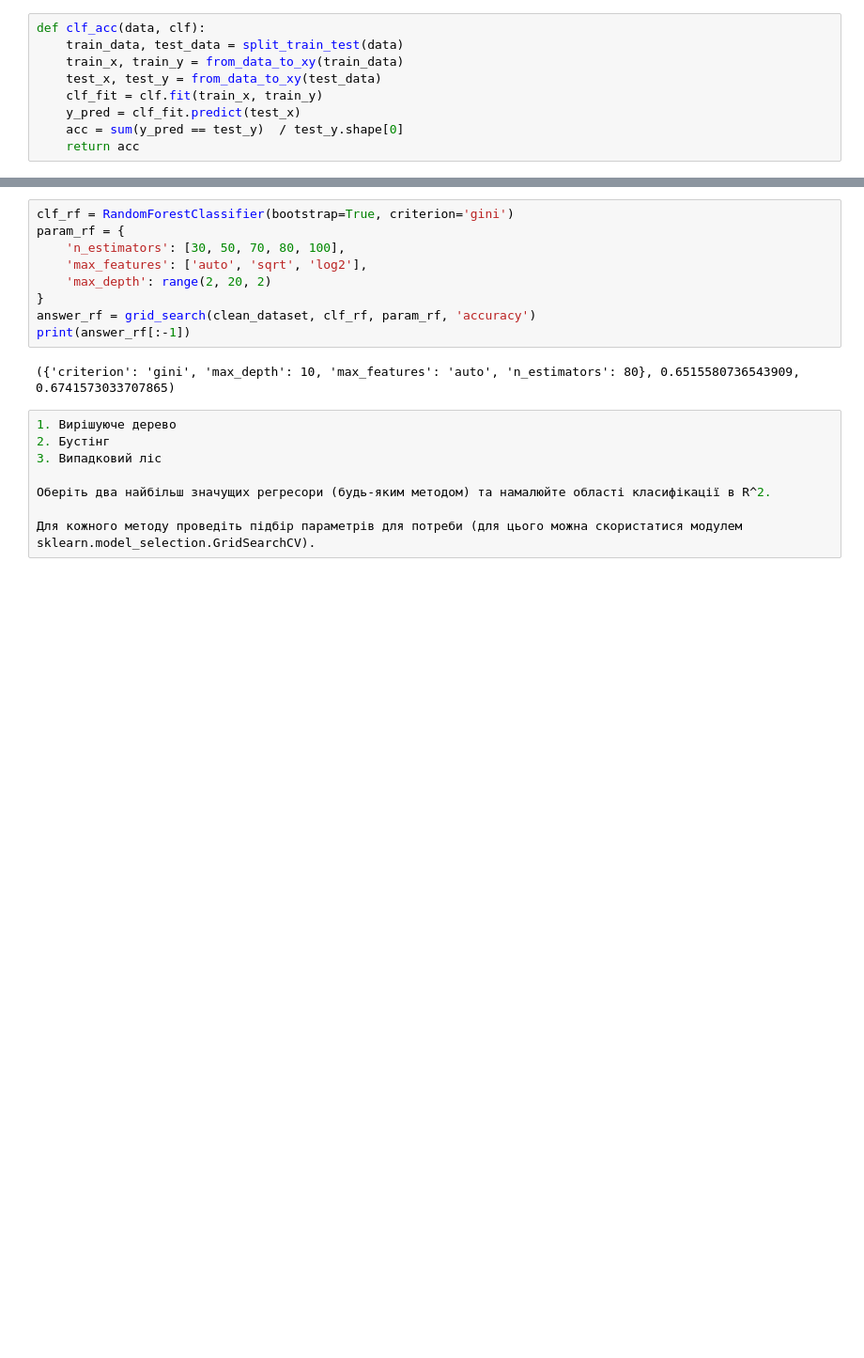
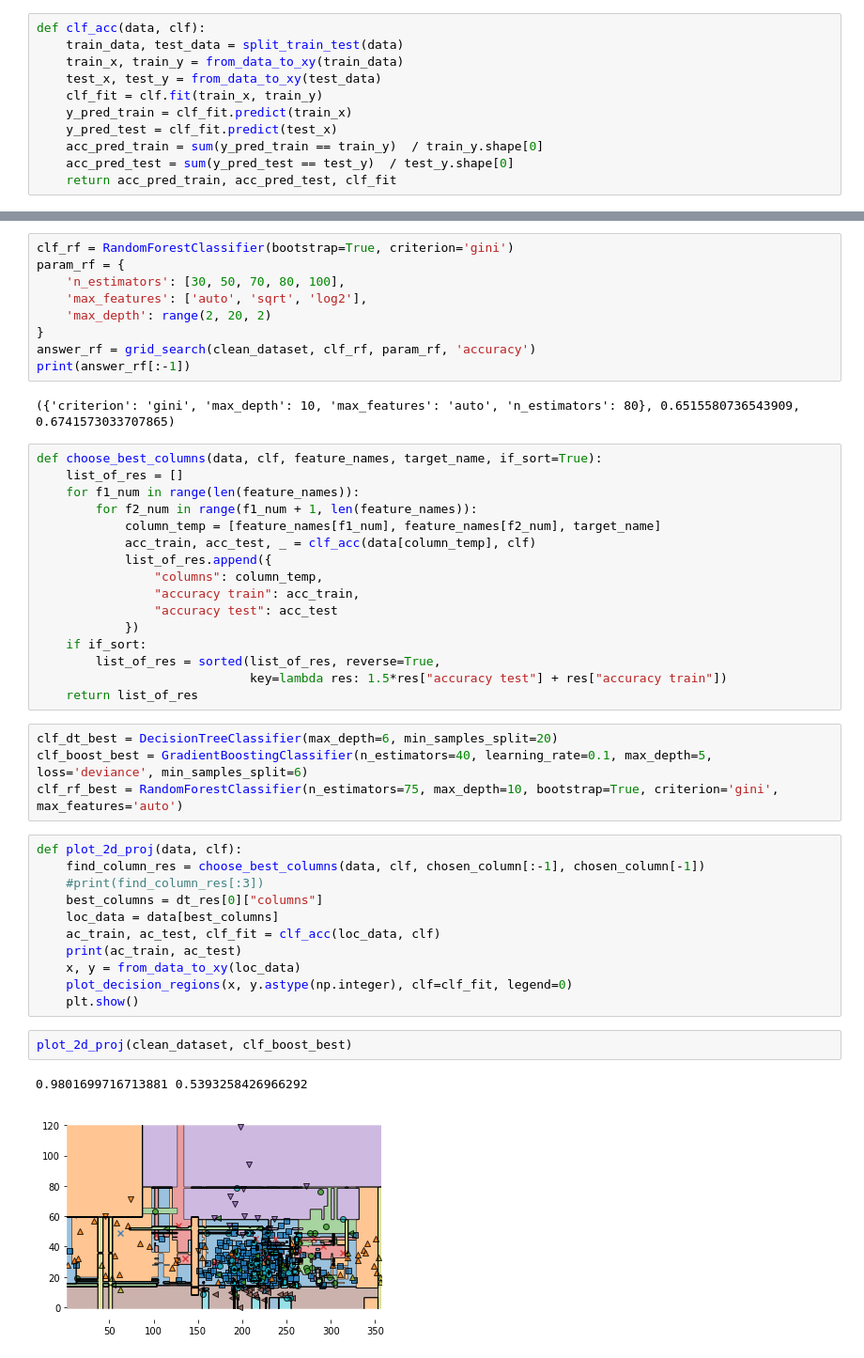
Before and after one commit to ahavrius/stat_learning, a Jupyter notebook: code.ipynb, the cells around one changed output, grey strips where cells are left out. Shown at 94% size. Saved outputs shown, nothing was run; the diff lists cells and outputs as text; blank space fills up the shorter version.

Commit message:
finish clf, add 2d projetion and visual

```diff
--- a/code.ipynb
+++ b/code.ipynb
@@ -48,9 +53,11 @@ def clf_acc(data, clf):
     train_x, train_y = from_data_to_xy(train_data)
     test_x, test_y = from_data_to_xy(test_data)
     clf_fit = clf.fit(train_x, train_y)
-    y_pred = clf_fit.predict(test_x)
-    acc = sum(y_pred == test_y)  / test_y.shape[0]
-    return acc
+    y_pred_train = clf_fit.predict(train_x)
+    y_pred_test = clf_fit.predict(test_x)
+    acc_pred_train = sum(y_pred_train == train_y)  / train_y.shape[0]
+    acc_pred_test = sum(y_pred_test == test_y)  / test_y.shape[0]
+    return acc_pred_train, acc_pred_test, clf_fit
 # %%
 dataset = all_dataset[chosen_column]
 clean_dataset = clean_data(dataset)
@@ -128,11 +135,39 @@ answer_rf = grid_search(clean_dataset, clf_rf, param_rf, 'accuracy')
 print(answer_rf[:-1])
 # %% [output]
 ({'criterion': 'gini', 'max_depth': 10, 'max_features': 'auto', 'n_estimators': 80}, 0.6515580736543909, 0.6741573033707865)
-# %%
-1. Вирішуюче дерево
-2. Бустінг
-3. Випадковий ліс
-
-Оберіть два найбільш значущих регресори (будь-яким методом) та намалюйте області класифікації в R^2.
-
-Для кожного методу проведіть підбір параметрів для потреби (для цього можна скористатися модулем sklearn.model_selection.GridSearchCV).
+# %%
+def choose_best_columns(data, clf, feature_names, target_name, if_sort=True):
+    list_of_res = []
+    for f1_num in range(len(feature_names)):
+        for f2_num in range(f1_num + 1, len(feature_names)):
+            column_temp = [feature_names[f1_num], feature_names[f2_num], target_name]
+            acc_train, acc_test, _ = clf_acc(data[column_temp], clf)
+            list_of_res.append({
+                "columns": column_temp,
+                "accuracy train": acc_train,
+                "accuracy test": acc_test
+            })
+    if if_sort:
+        list_of_res = sorted(list_of_res, reverse=True,
+                             key=lambda res: 1.5*res["accuracy test"] + res["accuracy train"])
+    return list_of_res
+# %%
+clf_dt_best = DecisionTreeClassifier(max_depth=6, min_samples_split=20)
+clf_boost_best = GradientBoostingClassifier(n_estimators=40, learning_rate=0.1, max_depth=5, loss='deviance', min_samples_split=6)
+clf_rf_best = RandomForestClassifier(n_estimators=75, max_depth=10, bootstrap=True, criterion='gini', max_features='auto')
+# %%
+def plot_2d_proj(data, clf):
+    find_column_res = choose_best_columns(data, clf, chosen_column[:-1], chosen_column[-1])
+    #print(find_column_res[:3])
+    best_columns = dt_res[0]["columns"]
+    loc_data = data[best_columns]
+    ac_train, ac_test, clf_fit = clf_acc(loc_data, clf)
+    print(ac_train, ac_test)
+    x, y = from_data_to_xy(loc_data)
+    plot_decision_regions(x, y.astype(np.integer), clf=clf_fit, legend=0)
+    plt.show()
+# %%
+plot_2d_proj(clean_dataset, clf_boost_best)
+# %% [output]
+0.9801699716713881 0.5393258426966292
+[figure, added]
```
Also changed, not shown: parts of 7 cells of this notebook.
